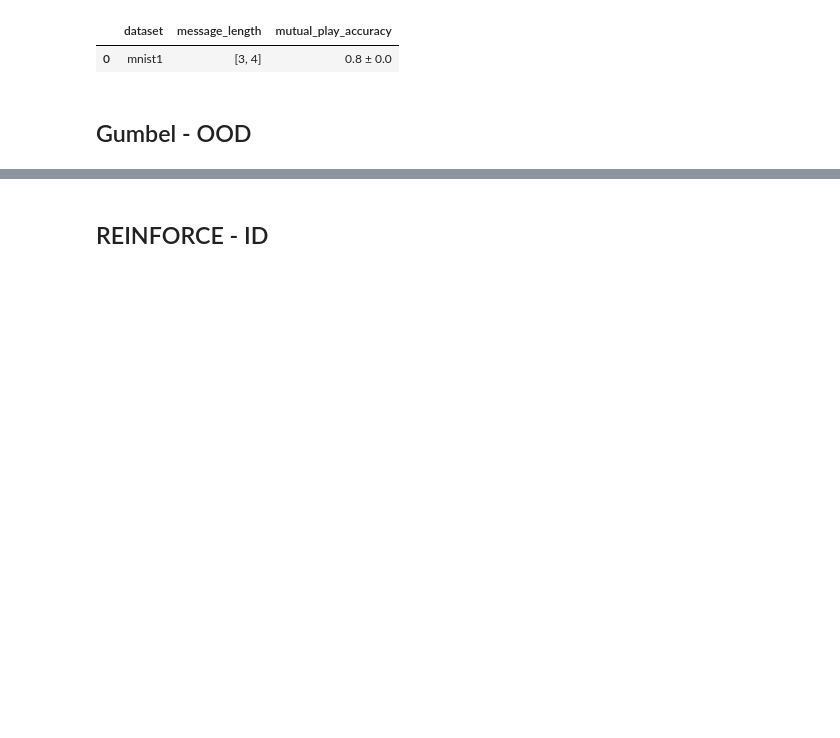
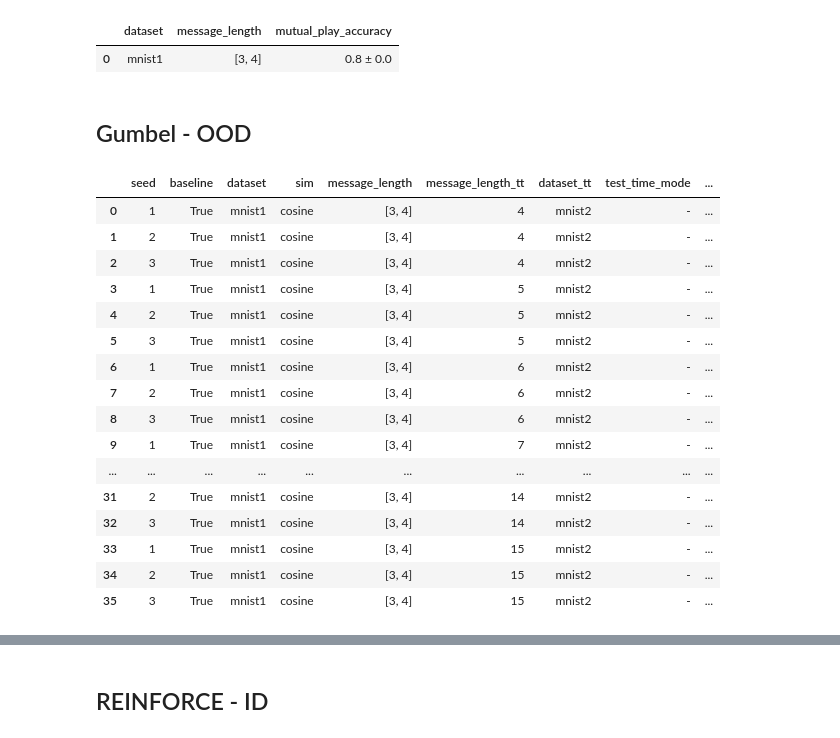
Before and after one commit to MehdiJmlkh/Test-Time-Emergent-Language, a Jupyter notebook: VQTT/results.ipynb, the cells around one changed output, grey strips where cells are left out. Saved outputs shown, nothing was run; the diff lists cells and outputs as text; code cells hidden in the pictures; blank space fills up the shorter version.

```diff
--- a/VQTT/results.ipynb
+++ b/VQTT/results.ipynb
@@ -729,11 +765,29 @@ mean
 # %%
 res = filter_df({
     "dataset": "mnist1",
     "baseline": True,
     "dialogued_checkpoint": "!None",
     "gumbel": True,
     "number_of_candidates": 100,
 }, sort_by=["message_length_tt", "seed"])
-# res[baseline_cols]
+res[baseline_cols]
+# %% [output]
+|  | seed | baseline | dataset | sim | message_length | message_length_tt | dataset_tt | test_time_mode | ... |
+| 0 | 1 | True | mnist1 | cosine | [3, 4] | 4 | mnist2 | - | ... |
+| 1 | 2 | True | mnist1 | cosine | [3, 4] | 4 | mnist2 | - | ... |
+| 2 | 3 | True | mnist1 | cosine | [3, 4] | 4 | mnist2 | - | ... |
+| 3 | 1 | True | mnist1 | cosine | [3, 4] | 5 | mnist2 | - | ... |
+| 4 | 2 | True | mnist1 | cosine | [3, 4] | 5 | mnist2 | - | ... |
+| 5 | 3 | True | mnist1 | cosine | [3, 4] | 5 | mnist2 | - | ... |
+| 6 | 1 | True | mnist1 | cosine | [3, 4] | 6 | mnist2 | - | ... |
+| 7 | 2 | True | mnist1 | cosine | [3, 4] | 6 | mnist2 | - | ... |
+| 8 | 3 | True | mnist1 | cosine | [3, 4] | 6 | mnist2 | - | ... |
+| 9 | 1 | True | mnist1 | cosine | [3, 4] | 7 | mnist2 | - | ... |
+| ... | ... | ... | ... | ... | ... | ... | ... | ... | ... |
+| 31 | 2 | True | mnist1 | cosine | [3, 4] | 14 | mnist2 | - | ... |
+| 32 | 3 | True | mnist1 | cosine | [3, 4] | 14 | mnist2 | - | ... |
+| 33 | 1 | True | mnist1 | cosine | [3, 4] | 15 | mnist2 | - | ... |
+| 34 | 2 | True | mnist1 | cosine | [3, 4] | 15 | mnist2 | - | ... |
+| 35 | 3 | True | mnist1 | cosine | [3, 4] | 15 | mnist2 | - | ... |
 # %%
 gumbel = mean_and_std(res)
```
Also changed, not shown: parts of 5 cells of this notebook, 38 other files.
